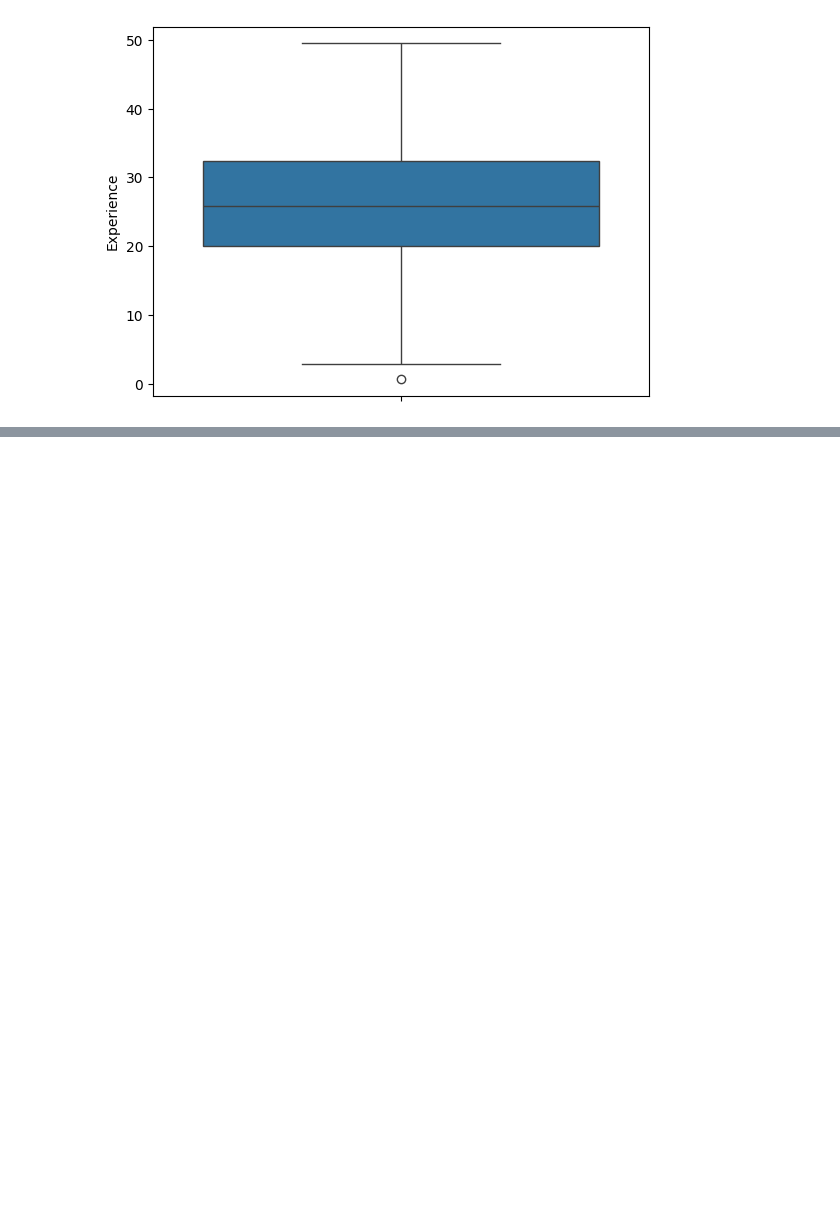
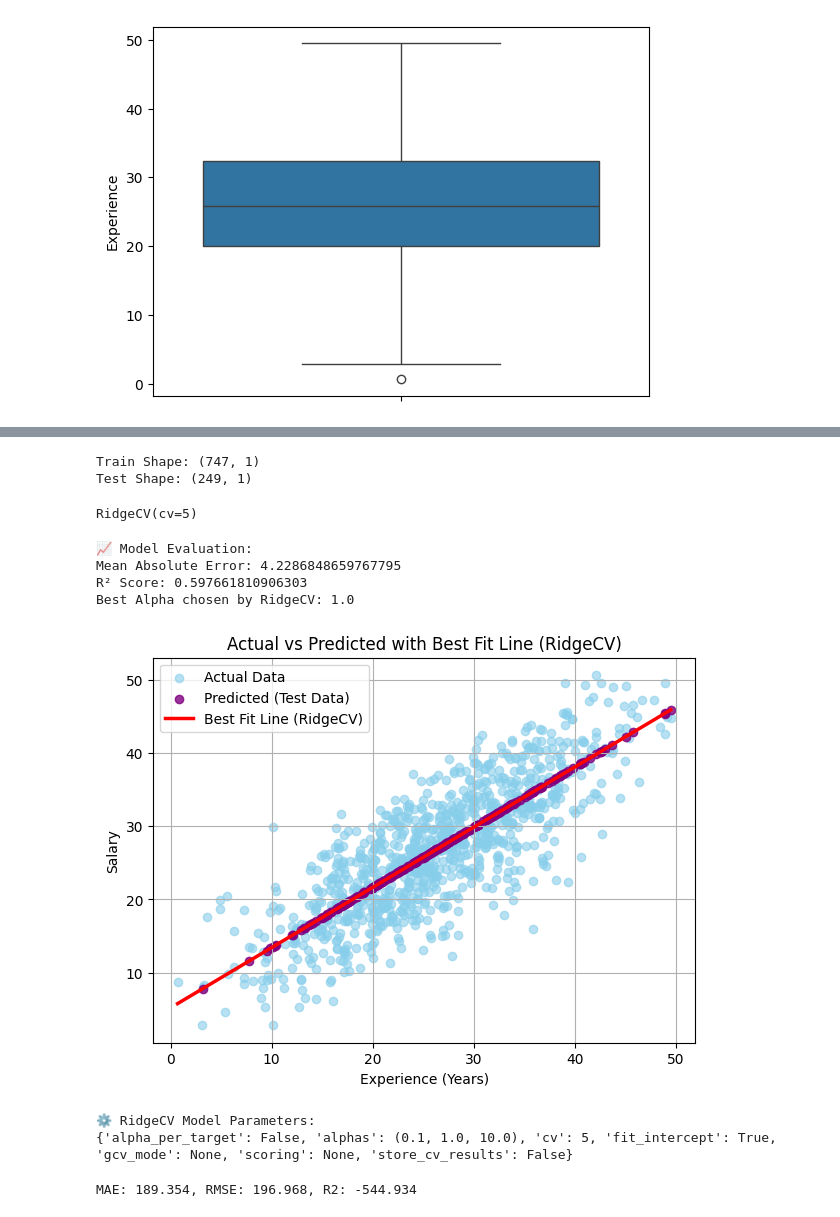
Before and after one commit to ShivamAttri05/Machine_Learning, a Jupyter notebook: 03_Ridge_Regression/Salary_DataSet02/Ridge_Regression.ipynb, the cells around one changed output, grey strips where cells are left out. Cells and saved outputs as stored; diff of their text form; code cells hidden in the pictures; blank space fills up the shorter version.

```diff
--- a/03_Ridge_Regression/Salary_DataSet02/Ridge_Regression.ipynb
+++ b/03_Ridge_Regression/Salary_DataSet02/Ridge_Regression.ipynb
@@ -74,0 +118,74 @@ sns.boxplot(df["Experience"])
+# %%
+X_train, X_test, y_train, y_test = train_test_split(
+    X,y, test_size = 0.25, random_state = 42
+)
+print("\nTrain Shape:", X_train.shape)
+print("Test Shape:", X_test.shape)
+# %% [output]
+Train Shape: (747, 1)
+Test Shape: (249, 1)
+# %%
+# Feature Scaling
+scaler = StandardScaler()
+X_train_scaled = scaler.fit_transform(X_train)
+X_test_scaled = scaler.transform(X_test)
+# %%
+ridgecv = RidgeCV(cv = 5)
+ridgecv.fit(X_train_scaled, y_train)
+# %% [output]
+RidgeCV(cv=5)
+# %%
+y_pred = ridgecv.predict(X_test_scaled)
+# %%
+mae = mean_absolute_error(y_test, y_pred)
+r2 = r2_score(y_test, y_pred)
+
+print("\n📈 Model Evaluation:")
+print("Mean Absolute Error:", mae)
+print("R² Score:", r2)
+print("Best Alpha chosen by RidgeCV:", ridgecv.alpha_)
+# %% [output]
+📈 Model Evaluation:
+Mean Absolute Error: 4.2286848659767795
+R² Score: 0.597661810906303
+Best Alpha chosen by RidgeCV: 1.0
+# %%
+plt.figure(figsize=(7,5))
+
+# Actual data points (entire dataset)
+plt.scatter(X, y, color='skyblue', label="Actual Data", alpha=0.6)
+
+# Predicted points (test set)
+plt.scatter(X_test, y_pred, color='purple', label="Predicted (Test Data)", alpha=0.8)
+
+# Sorted X for smooth line
+X_sorted = np.sort(X['Experience']).reshape(-1, 1)  # reshape for scaler
+X_sorted_scaled = scaler.transform(X_sorted)
+y_line = ridgecv.predict(X_sorted_scaled)
+
+# Best fit line
+plt.plot(X_sorted, y_line, color='red', linewidth=2.5, label="Best Fit Line (RidgeCV)")
+
+# Labels and formatting
+plt.xlabel("Experience (Years)")
+plt.ylabel("Salary")
+plt.title("Actual vs Predicted with Best Fit Line (RidgeCV)")
+plt.legend()
+plt.grid(True)
+plt.show()
+# %% [output]
+[figure, added]
+# %%
+print("\n⚙️ RidgeCV Model Parameters:")
+print(ridgecv.get_params())
+# %% [output]
+⚙️ RidgeCV Model Parameters:
+{'alpha_per_target': False, 'alphas': (0.1, 1.0, 10.0), 'cv': 5, 'fit_intercept': True, 'gcv_mode': None, 'scoring': None, 'store_cv_results': False}
+# %%
+y_pred = ridgecv.predict(X_test)
+mae = mean_absolute_error(y_test, y_pred)
+rmse = root_mean_squared_error(y_test, y_pred)
+r2 = r2_score(y_test, y_pred)
+print(f"MAE: {mae:.3f}, RMSE: {rmse:.3f}, R2: {r2:.3f}")
+# %% [output]
+MAE: 189.354, RMSE: 196.968, R2: -544.934
```
Also changed, not shown: parts of 9 cells of this notebook.
